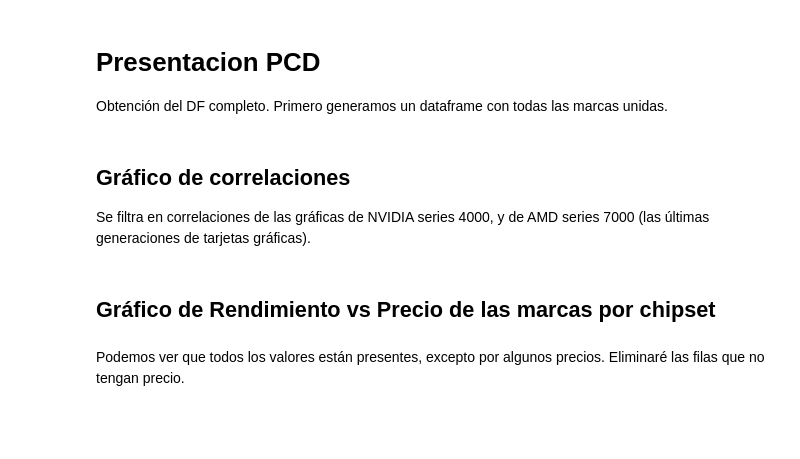
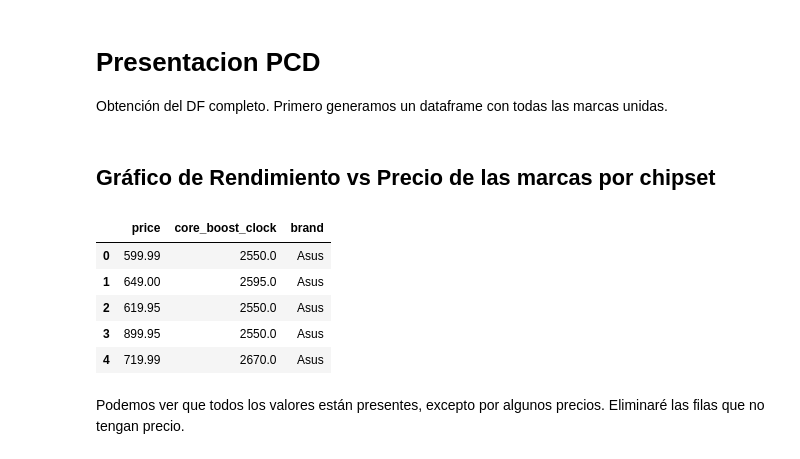
Before and after one commit to Makariy/PCD1, a Jupyter notebook: plots/presentation.ipynb, the cells around one changed output. Drawn from its saved outputs; the diff is of its cells as text; code cells hidden in the pictures; blank space fills up the shorter version.

```diff
--- a/plots/presentation.ipynb
+++ b/plots/presentation.ipynb
@@ -20,4 +40,0 @@ df = pd.concat(dfs, ignore_index=True)
-# %% [markdown]
-## Gráfico de correlaciones
-
-Se filtra en correlaciones de las gráficas de NVIDIA series 4000, y de AMD series 7000 (las últimas generaciones de tarjetas gráficas).
@@ -68,9 +43,16 @@ def standardize(column):
 # %%
 chipset = "GeForce RTX 4070 SUPER"
 
 # Filter the data for the given chipset
 chipset_filtered = df[df["chipset"] == chipset][["price", "core_boost_clock", "brand"]].reset_index(drop=True)
-chipset_filtered
+chipset_filtered.head()
+# %% [output]
+|  | price | core_boost_clock | brand |
+| 0 | 599.99 | 2550.0 | Asus |
+| 1 | 649.00 | 2595.0 | Asus |
+| 2 | 619.95 | 2550.0 | Asus |
+| 3 | 899.95 | 2550.0 | Asus |
+| 4 | 719.99 | 2670.0 | Asus |
 # %% [markdown]
 Podemos ver que todos los valores están presentes, excepto por algunos precios. Eliminaré las filas que no tengan precio.
 # %%
```
Also changed, not shown: parts of 24 cells of this notebook.
